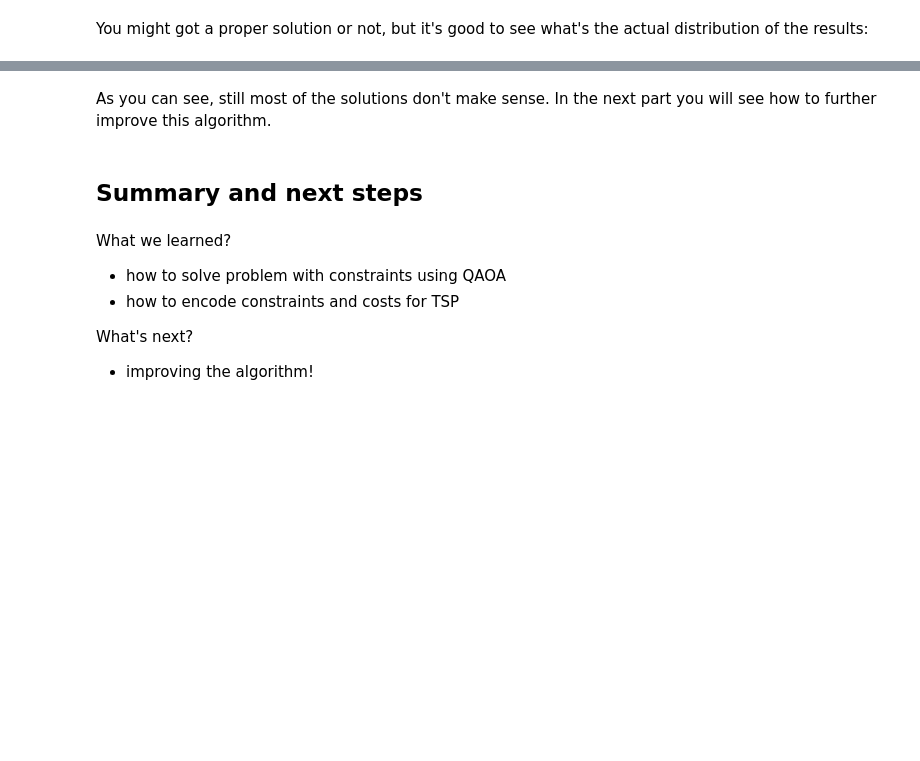
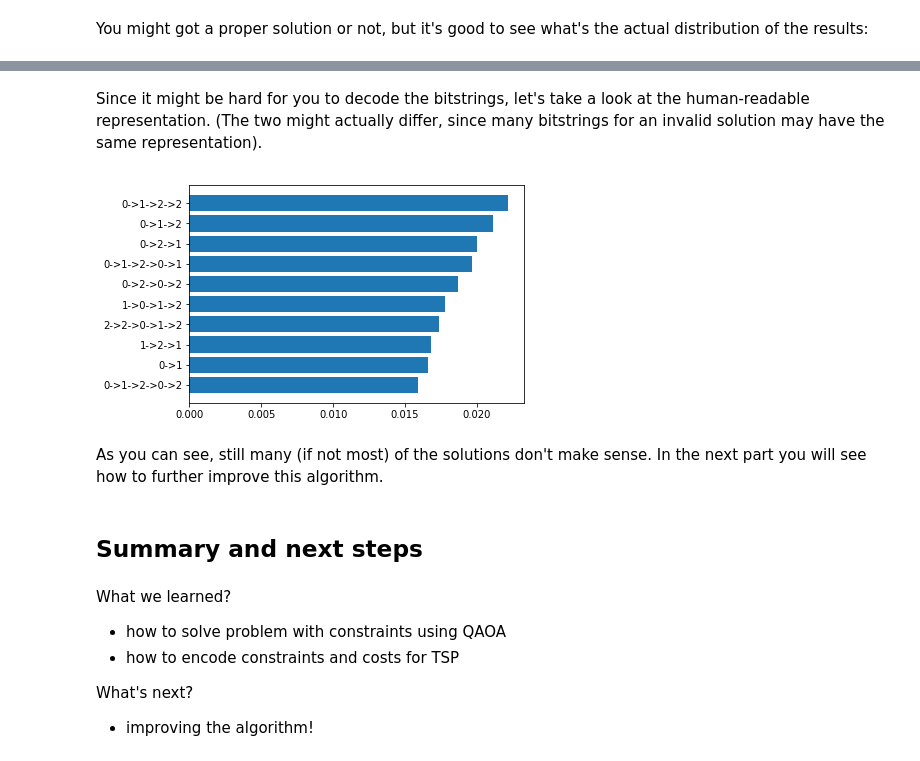
Before and after one commit to mstechly/quantum_tsp_tutorials, a Jupyter notebook: tutorials/03_Naive_approach.ipynb, the cells around one changed output, grey strips where cells are left out. Cells and saved outputs as stored; diff of their text form; code cells hidden in the pictures; blank space fills up the shorter version.

```diff
--- a/tutorials/03_Naive_approach.ipynb
+++ b/tutorials/03_Naive_approach.ipynb
@@ -622,5 +630,17 @@ print(distribution)
+# %% [markdown]
+Since it might be hard for you to decode the bitstrings, let's take a look at the human-readable representation.
+(The two might actually differ, since many bitstrings for an invalid solution may have the same representation).
+# %%
+solutions_with_probs = []
+for state in distribution:
+    solutions_with_probs.append(['->'.join(map(str,state)), distribution[state]/10000])
+solutions_with_probs = sorted(solutions_with_probs,key=lambda x: -x[1])
+
+plots.plot_state_histogram(solutions_with_probs[:10][::-1])
+# %% [output]
+[figure, added]
 # %% [markdown]
-As you can see, still most of the solutions don't make sense. In the next part you will see how to further improve this algorithm.
+As you can see, still many (if not most) of the solutions don't make sense. In the next part you will see how to further improve this algorithm.
 # %% [markdown]
 ## Summary and next steps
 # %% [markdown]
```
Also changed, not shown: parts of 10 cells of this notebook, 4 other files.
